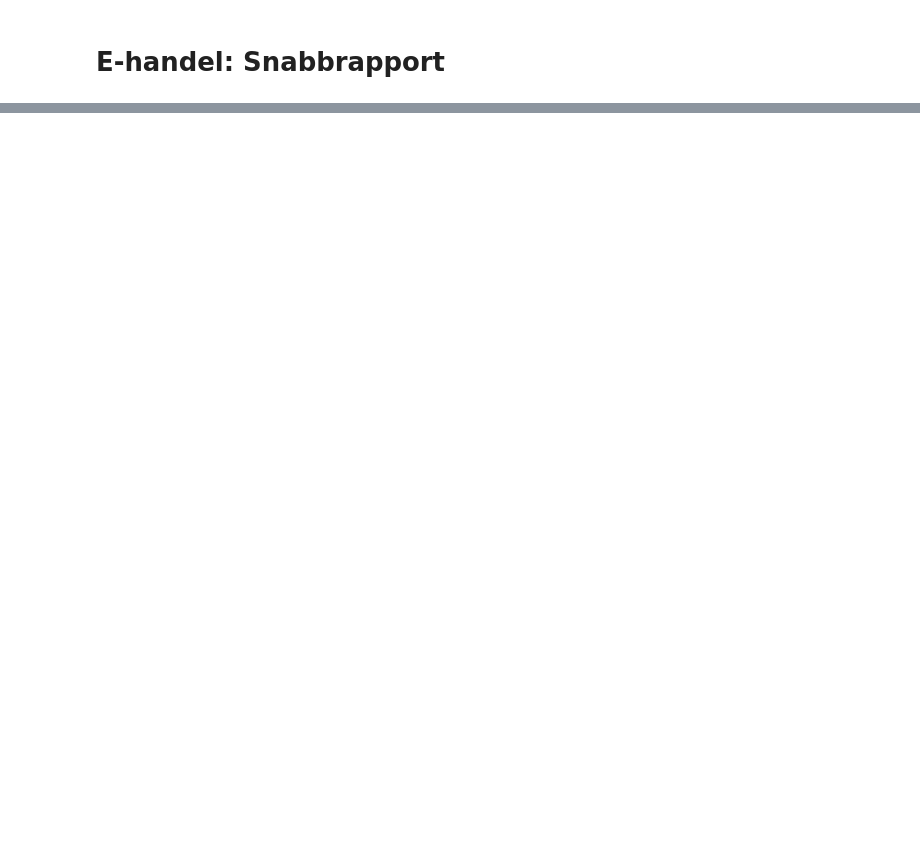
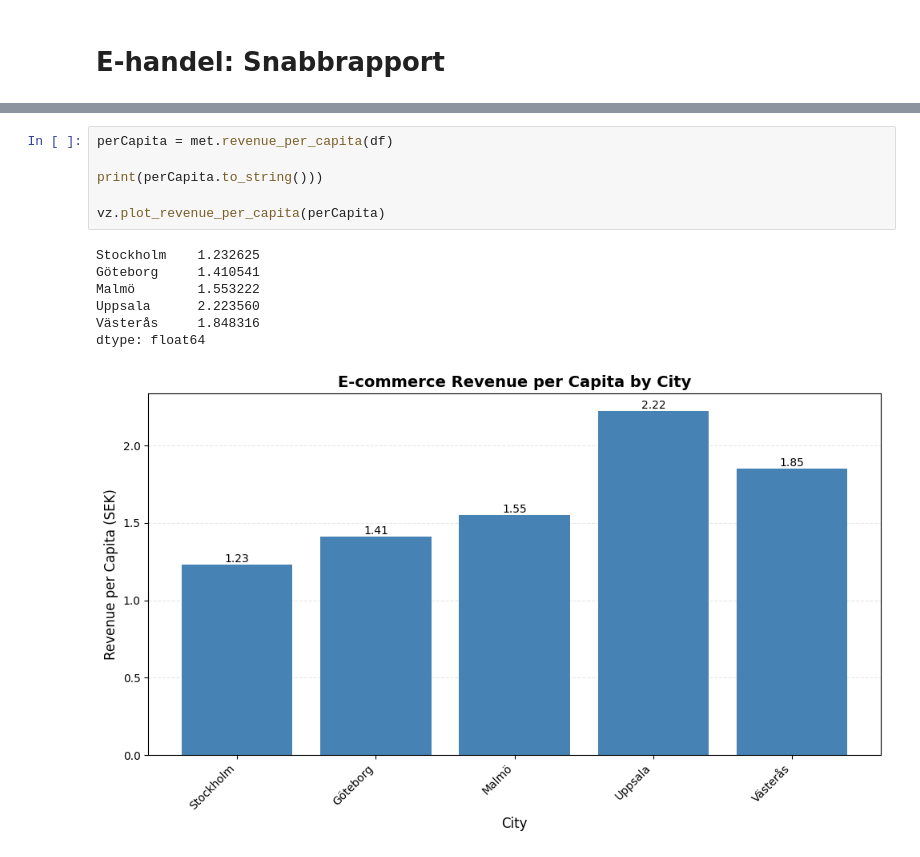
Before and after one commit to Miralem96/ehandel-grupp7, a Jupyter notebook: notebooks/report.ipynb, the cells around one changed output, grey strips where cells are left out. Cells and saved outputs as stored; diff of their text form; blank space fills up the shorter version.

```diff
--- a/notebooks/report.ipynb
+++ b/notebooks/report.ipynb
@@ -39,0 +28,14 @@ mlp.show()
+# %%
+perCapita = met.revenue_per_capita(df)
+
+print(perCapita.to_string()))
+
+vz.plot_revenue_per_capita(perCapita)
+# %% [output]
+Stockholm    1.232625
+Göteborg     1.410541
+Malmö        1.553222
+Uppsala      2.223560
+Västerås     1.848316
+dtype: float64
+[figure, added]
```
Also changed, not shown: parts of 2 cells of this notebook.
